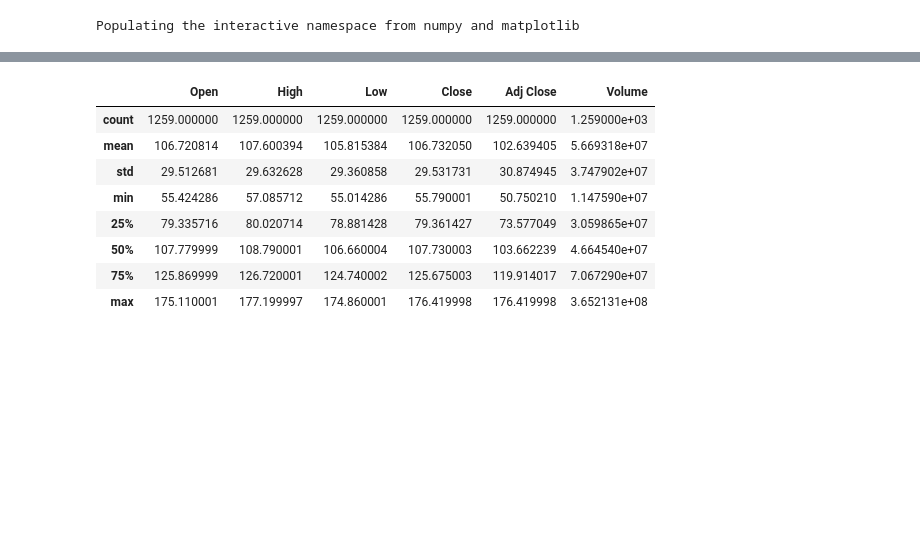
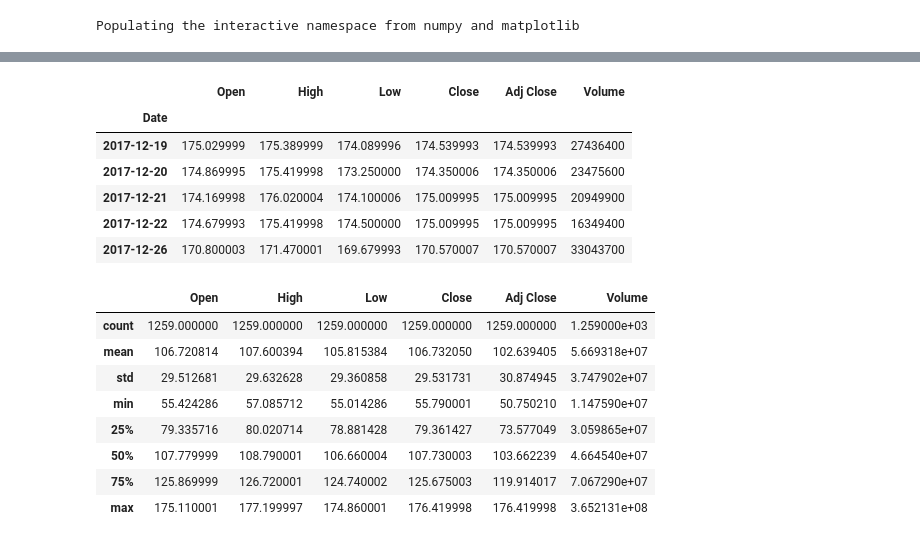
Before and after one commit to rajeevsahu123/Useful_stuffs, a Jupyter notebook: How to download OHLCV data from yahoo finance.ipynb, the cells around one changed output, grey strips where cells are left out. Cells and saved outputs as stored; diff of their text form; code cells hidden in the pictures; blank space fills up the shorter version.

```diff
--- a/How to download OHLCV data from yahoo finance.ipynb
+++ b/How to download OHLCV data from yahoo finance.ipynb
@@ -22,3 +32,13 @@ Populating the interactive namespace from numpy and matplotlib
+# %%
+df.tail()
+# %% [output]
+|  | Open | High | Low | Close | Adj Close | Volume |
+| Date |  |  |  |  |  |  |
+| 2017-12-19 | 175.029999 | 175.389999 | 174.089996 | 174.539993 | 174.539993 | 27436400 |
+| 2017-12-20 | 174.869995 | 175.419998 | 173.250000 | 174.350006 | 174.350006 | 23475600 |
+| 2017-12-21 | 174.169998 | 176.020004 | 174.100006 | 175.009995 | 175.009995 | 20949900 |
+| 2017-12-22 | 174.679993 | 175.419998 | 174.500000 | 175.009995 | 175.009995 | 16349400 |
+| 2017-12-26 | 170.800003 | 171.470001 | 169.679993 | 170.570007 | 170.570007 | 33043700 |
 # %%
 df.describe()
 # %% [output]
```
Also changed, not shown: parts of 2 cells of this notebook.
